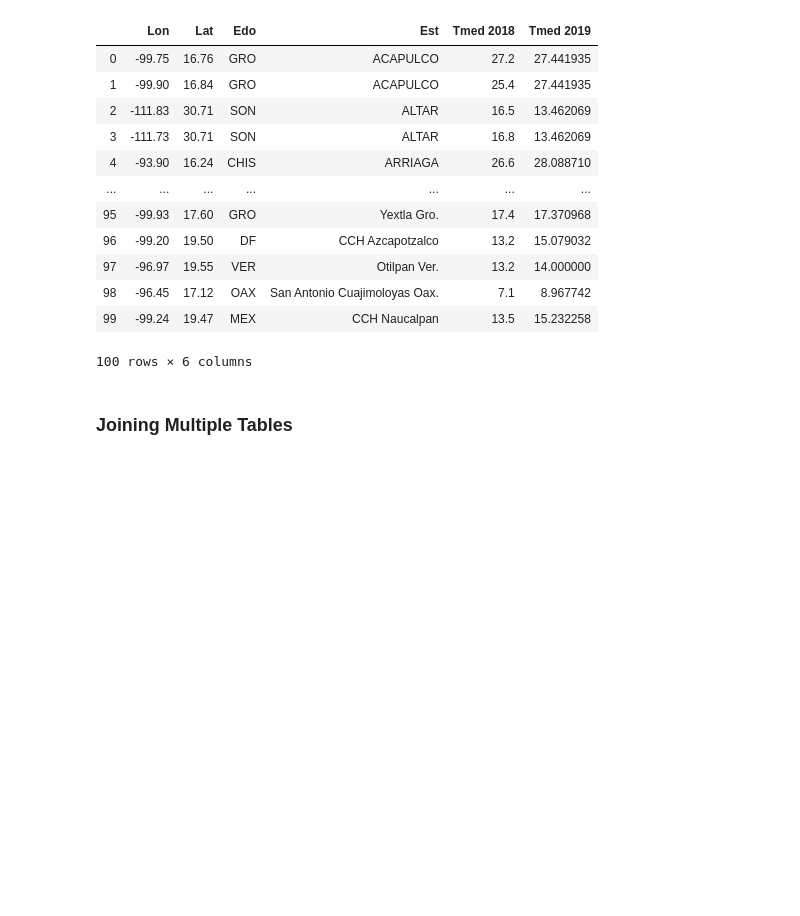
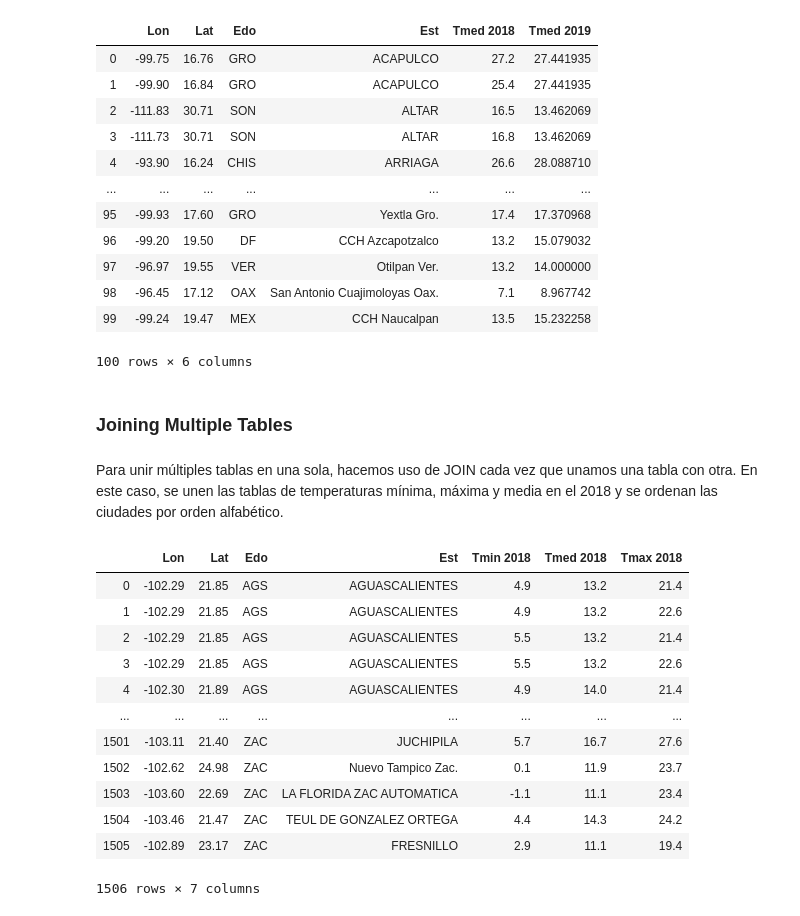
Before and after one commit to DCIDA2019/da2019-anaisabelotodo, a Jupyter notebook: Semana5/Tarea/Tarea5.ipynb, the cells around one changed output. Saved outputs shown, nothing was run; the diff lists cells and outputs as text; code cells hidden in the pictures; blank space fills up the shorter version.

```diff
--- a/Semana5/Tarea/Tarea5.ipynb
+++ b/Semana5/Tarea/Tarea5.ipynb
@@ -573,0 +569,32 @@ pdsql("""SELECT o.Lon, o.Lat,
+# %% [markdown]
+Para unir múltiples tablas en una sola, hacemos uso de JOIN cada vez que unamos una tabla con otra. En este caso, se unen las tablas de temperaturas mínima, máxima y media en el 2018 y se ordenan las ciudades por orden alfabético.
+# %%
+pdsql("""SELECT
+    ocho.Lon,
+    ocho.Lat,
+    ocho.Edo,
+    ocho.Est,
+    nueve.Tmin AS 'Tmin 2018',
+    ocho.Tmed AS 'Tmed 2018',
+    max.Tmax AS 'Tmax 2018'
+    FROM temp_media_2018 ocho
+    --ORDER BY ocho.Est
+    JOIN temp_minima_2018 nueve
+    ON ocho.Est = nueve.Est
+    JOIN temp_maxima_2018 max
+    ON ocho.Est = max.Est
+    ORDER BY ocho.Edo""") # Inner es opcional, así que puede no escribirse
+# %% [output]
+|  | Lon | Lat | Edo | Est | Tmin 2018 | Tmed 2018 | Tmax 2018 |
+| 0 | -102.29 | 21.85 | AGS | AGUASCALIENTES | 4.9 | 13.2 | 21.4 |
+| 1 | -102.29 | 21.85 | AGS | AGUASCALIENTES | 4.9 | 13.2 | 22.6 |
+| 2 | -102.29 | 21.85 | AGS | AGUASCALIENTES | 5.5 | 13.2 | 21.4 |
+| 3 | -102.29 | 21.85 | AGS | AGUASCALIENTES | 5.5 | 13.2 | 22.6 |
+| 4 | -102.30 | 21.89 | AGS | AGUASCALIENTES | 4.9 | 14.0 | 21.4 |
+| ... | ... | ... | ... | ... | ... | ... | ... |
+| 1501 | -103.11 | 21.40 | ZAC | JUCHIPILA | 5.7 | 16.7 | 27.6 |
+| 1502 | -102.62 | 24.98 | ZAC | Nuevo Tampico Zac. | 0.1 | 11.9 | 23.7 |
+| 1503 | -103.60 | 22.69 | ZAC | LA FLORIDA ZAC AUTOMATICA | -1.1 | 11.1 | 23.4 |
+| 1504 | -103.46 | 21.47 | ZAC | TEUL DE GONZALEZ ORTEGA | 4.4 | 14.3 | 24.2 |
+| 1505 | -102.89 | 23.17 | ZAC | FRESNILLO | 2.9 | 11.1 | 19.4 |
+1506 rows × 7 columns
```
Also changed, not shown: parts of 40 cells of this notebook.
